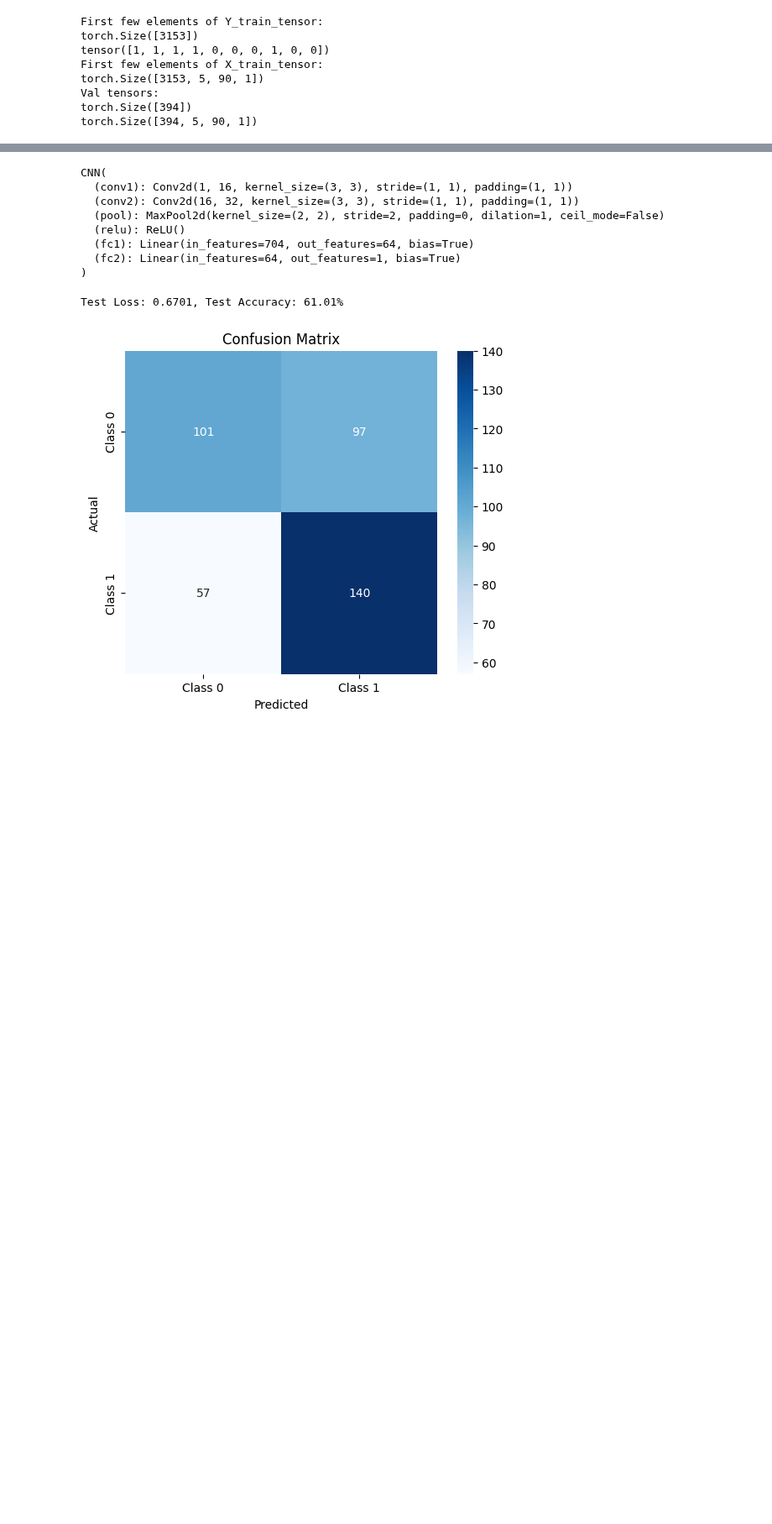
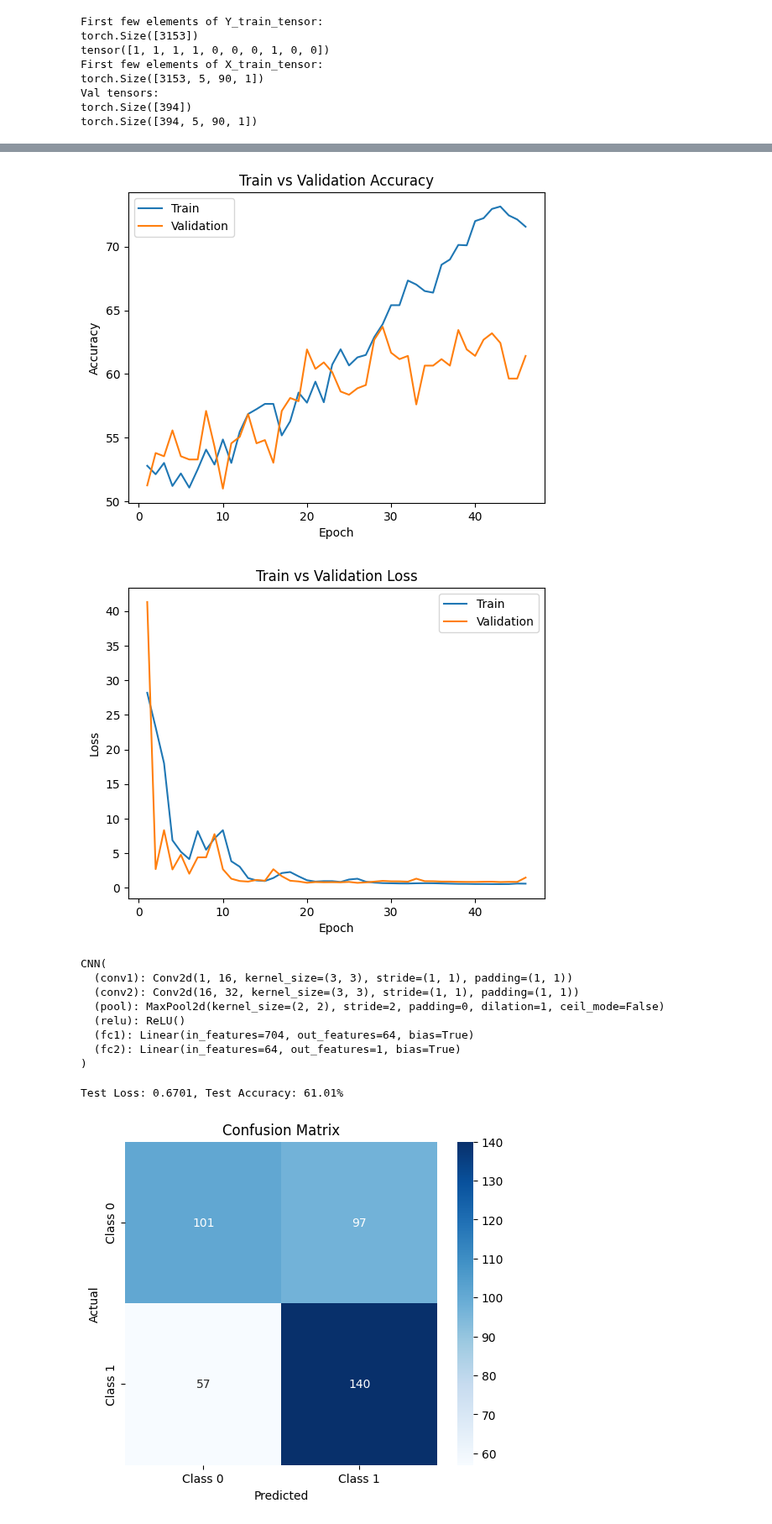
Before and after one commit to antoinevilain001/aps360project, a Jupyter notebook: cnn.ipynb, the cells around one changed output, grey strips where cells are left out. Shown at 84% size. Cells and saved outputs as stored; diff of their text form; code cells hidden in the pictures; blank space fills up the shorter version.

Commit message:
added val vs. training graphs to cnn model

```diff
--- a/cnn.ipynb
+++ b/cnn.ipynb
@@ -158,6 +158,11 @@ def train_and_validate(model, train_loader, val_loader, epochs=100, patience=20)
     best_val_loss = float("inf")  # Initialize best validation loss
     patience_counter = 0  # Counts epochs without improvement
     best_model_state = None  # Store best model weights
+
+    train_accuracies = []
+    val_accuracies = []
+    train_losses = []
+    val_losses = []
 
     for epoch in range(epochs):
         running_loss = 0.0
@@ -206,6 +211,11 @@ def train_and_validate(model, train_loader, val_loader, epochs=100, patience=20)
         print(f"Train Loss: {avg_train_loss:.4f} | Train Accuracy: {train_accuracy:.2f}%")
         print(f"Val Loss: {avg_val_loss:.4f} | Val Accuracy: {val_accuracy:.2f}%\n")
 
+        train_losses.append(avg_train_loss)
+        val_losses.append(avg_val_loss)
+        train_accuracies.append(train_accuracy)
+        val_accuracies.append(val_accuracy)
+
         # Early Stopping Logic
         if avg_val_loss < best_val_loss:
             best_val_loss = avg_val_loss  # Update best loss
@@ -223,6 +233,24 @@ def train_and_validate(model, train_loader, val_loader, epochs=100, patience=20)
         model.load_state_dict(best_model_state)
         print("Loaded best model with lowest validation loss.")
 
+    # Plot the curves
+    import matplotlib.pyplot as plt
+    plt.title("Train vs Validation Accuracy")
+    n = len(train_accuracies) # number of epochs
+    plt.plot(range(1,n+1), train_accuracies, label="Train")
+    plt.plot(range(1,n+1), val_accuracies, label="Validation")
+    plt.xlabel("Epoch")
+    plt.ylabel("Accuracy")
+    plt.legend(loc='best')
+    plt.show()
+    plt.title("Train vs Validation Loss")
+    plt.plot(range(1,n+1), train_losses, label="Train")
+    plt.plot(range(1,n+1), val_losses, label="Validation")
+    plt.xlabel("Epoch")
+    plt.ylabel("Loss")
+    plt.legend(loc='best')
+    plt.show()
+
     return model  # Return best model
 
 # Instantiate and train the CNN
@@ -249,4 +277,6 @@ Early stopping triggered after 41 epochs!
 Loaded best model with lowest validation loss.
+[figure, added]
+[figure, added]
 CNN(
   (conv1): Conv2d(1, 16, kernel_size=(3, 3), stride=(1, 1), padding=(1, 1))
   (conv2): Conv2d(16, 32, kernel_size=(3, 3), stride=(1, 1), padding=(1, 1))
```
Also changed, not shown: parts of 2 cells of this notebook.
